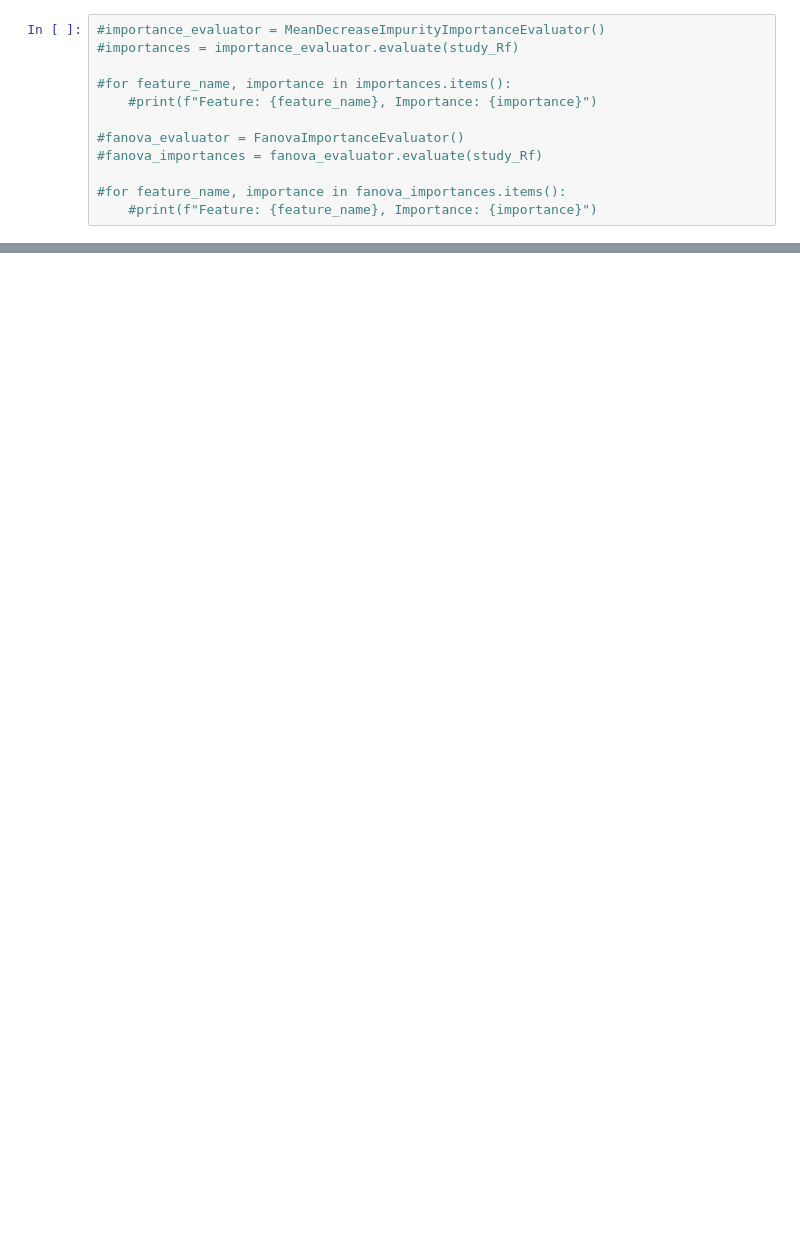
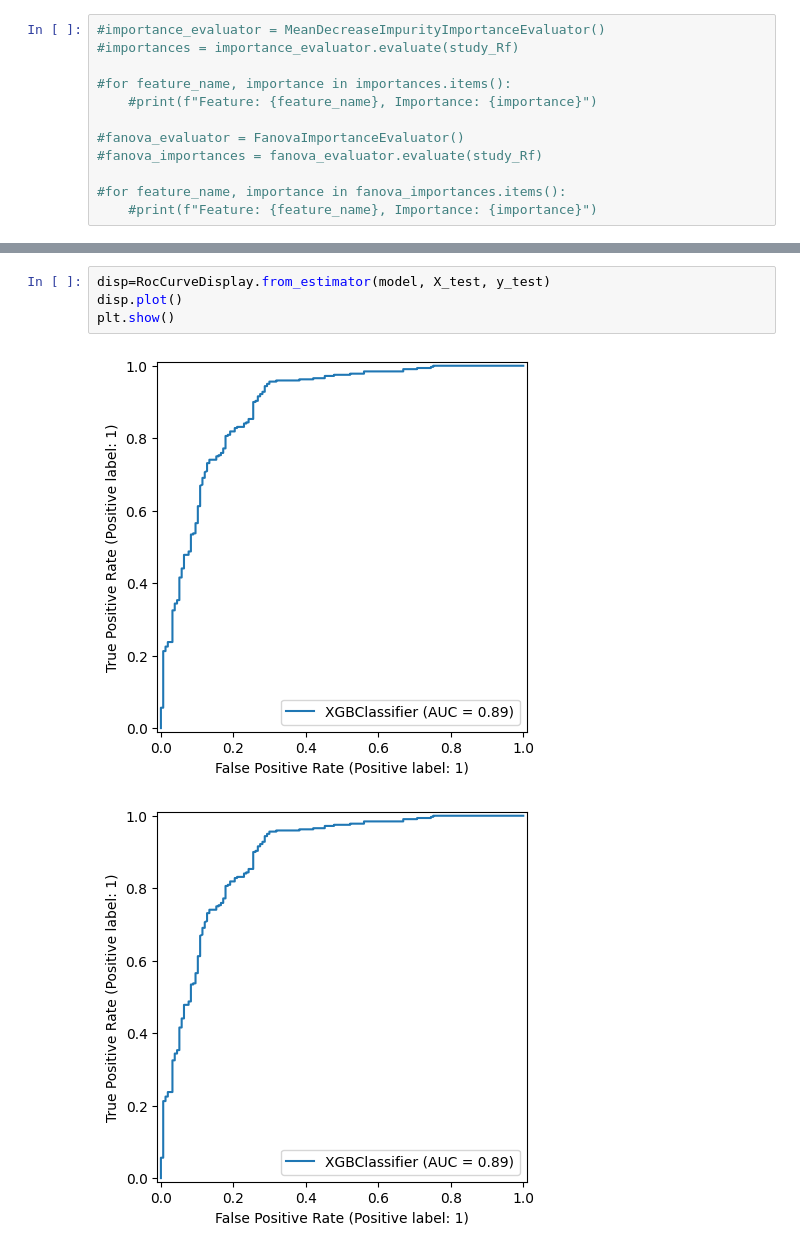
Before and after one commit to darkdip2/transfer, a Jupyter notebook: OlaBusinessCaseEnsembling/EnsemblingMobilityPlatformData.ipynb, the cells around one changed output, grey strips where cells are left out. Cells and saved outputs as stored; diff of their text form; blank space fills up the shorter version.

```diff
--- a/OlaBusinessCaseEnsembling/EnsemblingMobilityPlatformData.ipynb
+++ b/OlaBusinessCaseEnsembling/EnsemblingMobilityPlatformData.ipynb
@@ -1207,0 +1247,7 @@ weighted avg       0.87      0.87      0.86       477
+# %%
+disp=RocCurveDisplay.from_estimator(model, X_test, y_test)
+disp.plot()
+plt.show()
+# %% [output]
+[figure, added]
+[figure, added]
```
Also changed, not shown: parts of 17 cells of this notebook.
